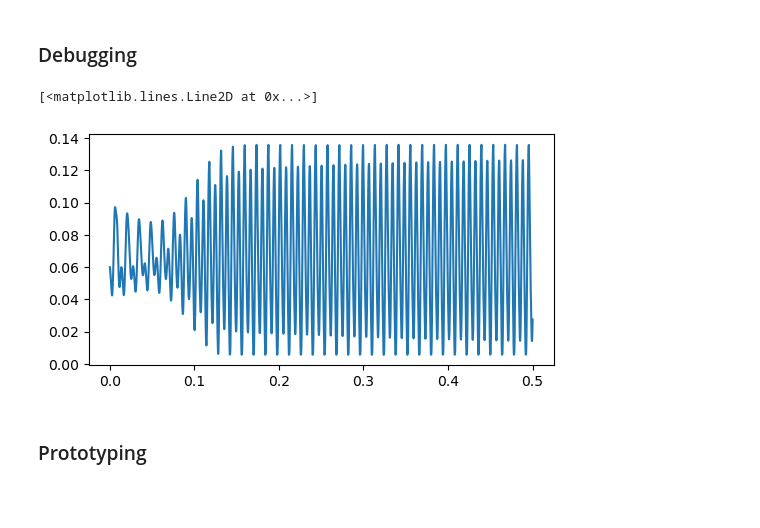
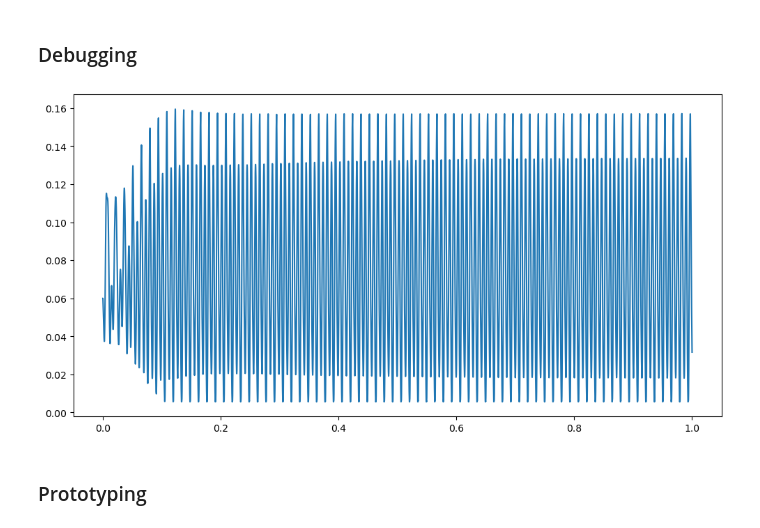
Before and after one commit to UWFluidFlowPhysicsGroup/vf-swelling-fiber, a Jupyter notebook: fig-2D-main.ipynb, the cells around one changed output. Saved outputs shown, nothing was run; the diff lists cells and outputs as text; code cells hidden in the pictures; blank space fills up the shorter version.

```diff
--- a/fig-2D-main.ipynb
+++ b/fig-2D-main.ipynb
@@ -61,16 +61,18 @@ PARAMS_DEFAULT = ExpParam({
     'Ecov': 2.5e3 * 10, # Ecover (Pa)
     'Ebod': 5e3 * 10, # Ebody (Pa)
     'vcov': 1, # Volume change of cover by swelling
-    'mcov': -0.8, # Change in material properties due to swelling (?)
-    'psub': 0.4e3 * 10, # Subglottal pressure (kPa)
+    'mcov': 0, # Change in material properties due to swelling (?)
+    'psub': 0.55e3 * 10, # Subglottal pressure (kPa)
     'dt': 1e-4, # Timestep size
-    'tf': 0.5, # Simulation end time
+    'tf': 1, # Simulation end time
     'ModifyEffect': '',
     'SwellingDistribution':'uniform'
 })
 
-VCOVS = np.array([1.0, 1.15, 1.3])
-MCOVS = np.array([ -0.8])
+# VCOVS = np.array([1.0, 1.15, 1.3])
+# MCOVS = np.array([ -0.8])
+VCOVS = np.array([1.0])
+MCOVS = np.array([0])
 
 # set output file location
 OUT_DIR = 'out'
@@ -327,7 +329,7 @@ SIGNALS = {}
 # POST_DIR='out'
 
 ## Load the main results
-with h5py.File(f'{POST_DIR}/postprocess.h5', mode='r') as f:
+with h5py.File(f'{POST_DIR}/baseline/postprocess.h5', mode='r') as f:
     SIGNALS = h5utils.h5_to_dict(f, SIGNALS)
 
 ## Load the independence results
@@ -339,20 +341,25 @@ with h5py.File(f'{POST_DIR}/postprocess.h5', mode='r') as f:
 # %% [markdown]
 ### Debugging
 # %%
-# psub = 600*10
-# param = PARAMS_DEFAULT.substitute({'psub': psub, 'vcov': 1,'mcov': 0, 'dt': 5e-5, 'tf': 0.25})
 param = PARAMS_DEFAULT
+FIG_DIR = 'fig/baseline'
+FIG_EXT = 'svg'
 
-fig, ax = plt.subplots(1, 1, figsize=(6, 3))
+fig, ax = plt.subplots(1, 1, figsize=(12, 6))
 
 t = SIGNALS[param.to_str()+'/time.t']
 y = SIGNALS[param.to_str()+'/time.gw']
 
 ax.plot(t, y)
-# print(y)
+fig.savefig(f'{FIG_DIR}/Baseline_Sim.{FIG_EXT}')
+
+# Export time and y values to csv file for easier comparison elsewhere
+import pandas as pd
+
+df = pd.DataFrame({"glottal gap" : y, "time" : t})
+df.to_csv(FIG_DIR + "/baseline_glottal_gap.csv", index=False)
 # %% [output]
-[<matplotlib.lines.Line2D at 0x...>]
-[figure, old version]
+[figure, new version]
 # %% [markdown]
 ### Prototyping
 # %%
```
Also changed, not shown: parts of 1 cell of this notebook, 36 other files.
